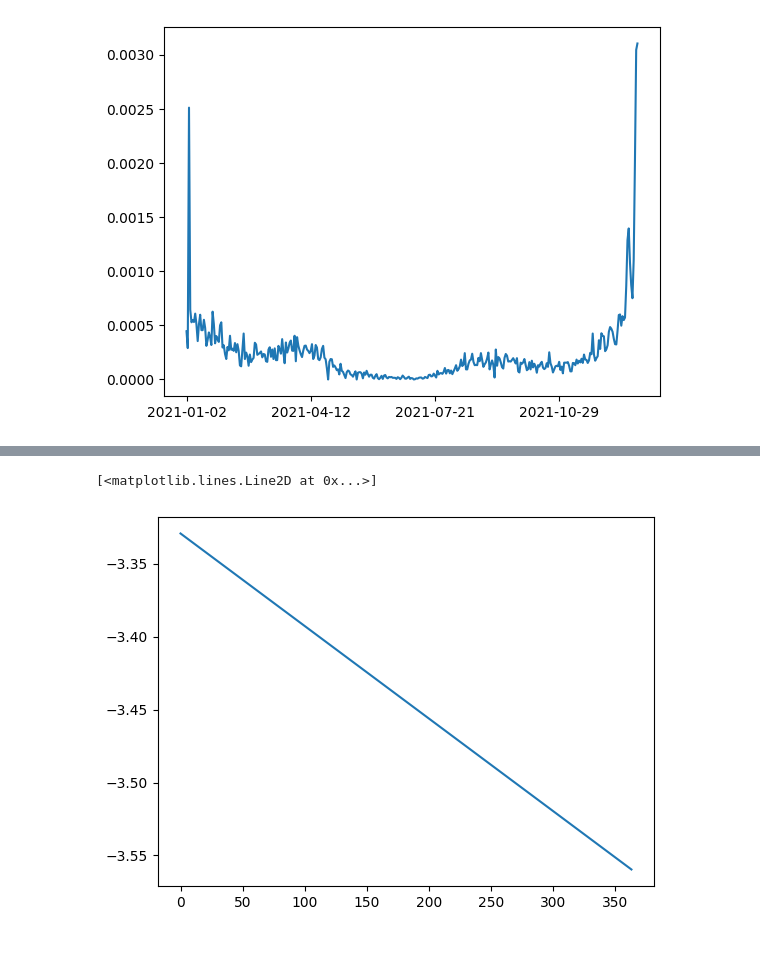
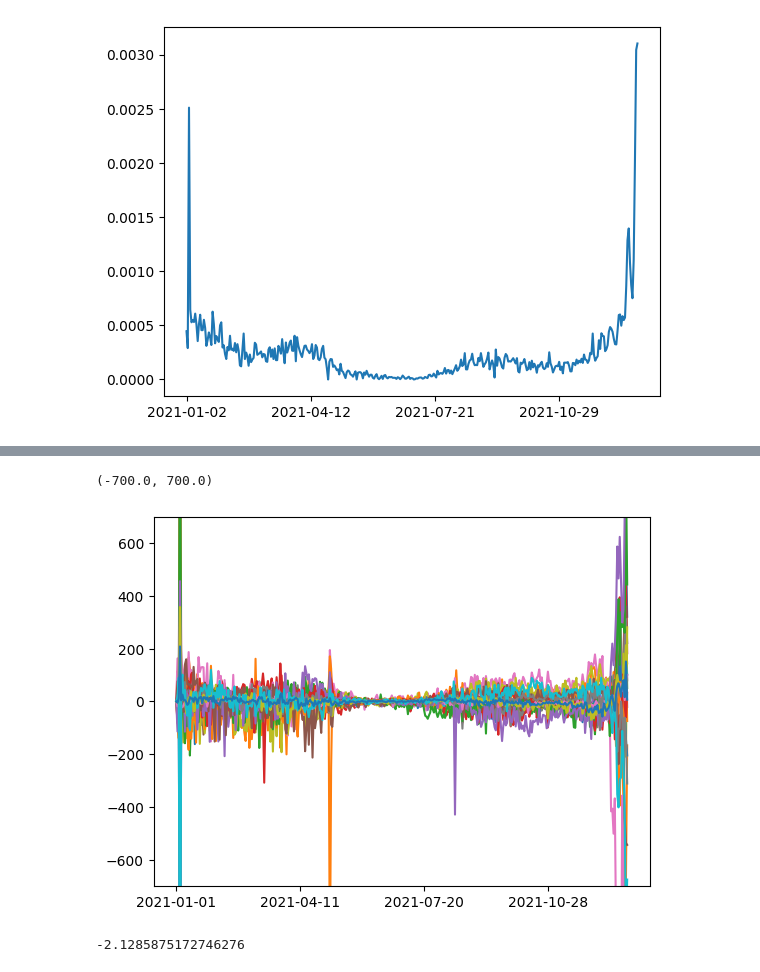
Before and after one commit to al-jshen/pyinla, a Jupyter notebook: docs/source/examples/jersey_covid.ipynb, the cells around one changed output, grey strips where cells are left out. Cells and saved outputs as stored; diff of their text form; code cells hidden in the pictures.

```diff
--- a/docs/source/examples/jersey_covid.ipynb
+++ b/docs/source/examples/jersey_covid.ipynb
@@ -164,5 +183,16 @@ gdf[::365].plot(
-# %%
-plt.plot(np.log10(rr_mode[1:365]))
-# %% [output]
-[<matplotlib.lines.Line2D at 0x...>]
-[figure, removed]
+# %%
+for i in range(21):
+    plt.plot(
+        gdf.date[:365],
+        rr_mode[i * 365 : (i + 1) * 365] * gdf.pop2021[i * 365 : (i + 1) * 365]
+        - diffcases[i * 365 : (i + 1) * 365],
+    )
+plt.xticks(plt.xticks()[0][::100])
+plt.ylim(-700, 700)
+# %% [output]
+(-700.0, 700.0)
+[figure, added]
+# %%
+min(np.log(rr_mode[:] * gdf.pop2021[:]))
+# %% [output]
+-2.1285875172746276
```
Also changed, not shown: parts of 13 cells of this notebook.
